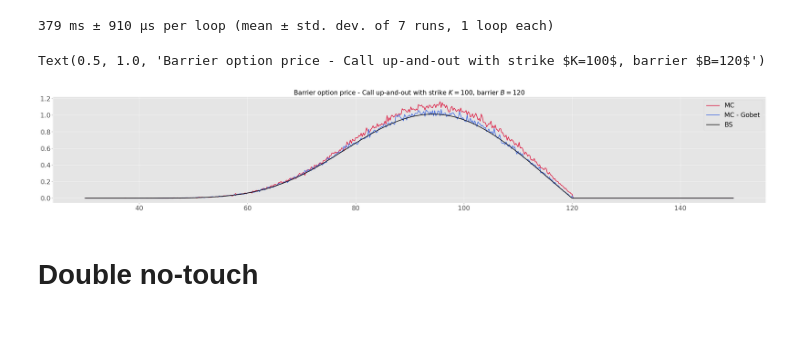
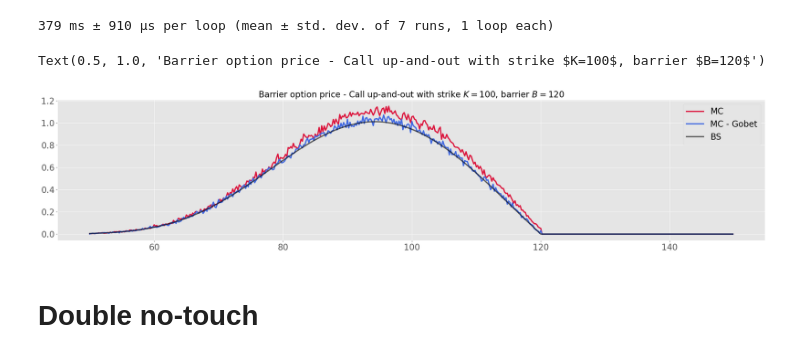
Before and after one commit to vtisserand/killed_diffusion, a Jupyter notebook: nbs/killed.ipynb, the cells around one changed output. Cells and saved outputs as stored; diff of their text form; code cells hidden in the pictures; blank space fills up the shorter version.

```diff
--- a/nbs/killed.ipynb
+++ b/nbs/killed.ipynb
@@ -56,8 +56,8 @@ for i in range(600):
 # %%
 call_mc = []
 underlying = []
-for i in range(600):
-    S0 = 0.2 * i + 30.0
+for i in range(500):
+    S0 = 0.2 * i + 50.0
     price = killed_diffusion.price_european_call(S0, K, r, T, sigma, N, M)
     call_mc.append(price)
     underlying.append(S0)
@@ -81,37 +81,37 @@ fig.savefig("killed_diffusion/report/img/vanilla_call.pdf", format="pdf", bbox_i
 # %%
 cuo = []
 underlying = []
-for i in range(600):
-    S0 = 0.2 * i + 30.0
+for i in range(500):
+    S0 = 0.2 * i + 50.0
     price = killed_diffusion.price_barrier_call_up_and_out(S0, K, r, T, sigma, N, M, B)
     cuo.append(price)
     underlying.append(S0)
 # %%
 cuo_gobet = []
 underlying = []
-for i in range(600):
-    S0 = 0.2 * i + 30.0
+for i in range(500):
+    S0 = 0.2 * i + 50.0
     price = killed_diffusion.price_barrier_call_up_and_out_gobet(S0, K, r, T, sigma, N, M, B, k_limit=10)
     cuo_gobet.append(price)
     underlying.append(S0)
 # %%
 cuo_bs = []
 underlying = []
-for i in range(600):
-    S0 = 0.2 * i + 30.0
+for i in range(500):
+    S0 = 0.2 * i + 50.0
     price = killed_diffusion.bs_barrier_call_up_and_out(S0, K, r, T, sigma, B)
     cuo_bs.append(price)
     underlying.append(S0)
 # %%
 fig, ax = plt.subplots()
-ax.plot(underlying, cuo, c='crimson', label='MC')
-ax.plot(underlying, cuo_gobet, c='royalblue', label='MC - Gobet')
-ax.plot(underlying, cuo_bs, c='black', label='BS')
+ax.plot(underlying, cuo, c='crimson', label='MC', linewidth=3)
+ax.plot(underlying, cuo_gobet, c='royalblue', label='MC - Gobet', linewidth=3)
+ax.plot(underlying, cuo_bs, c='black', label='BS', linewidth=3, alpha=0.6)
 ax.legend()
 ax.set_title(r'Barrier option price - Call up-and-out with strike $K=100$, barrier $B=120$')
 # %% [output]
 Text(0.5, 1.0, 'Barrier option price - Call up-and-out with strike $K=100$, barrier $B=120$')
-[figure, old version]
+[figure, new version]
 # %%
 fig.savefig("killed_diffusion/report/img/cuo_mc.pdf", format="pdf", bbox_inches='tight')
 # %% [markdown]
```
Also changed, not shown: parts of 9 cells of this notebook, 5 other files.
